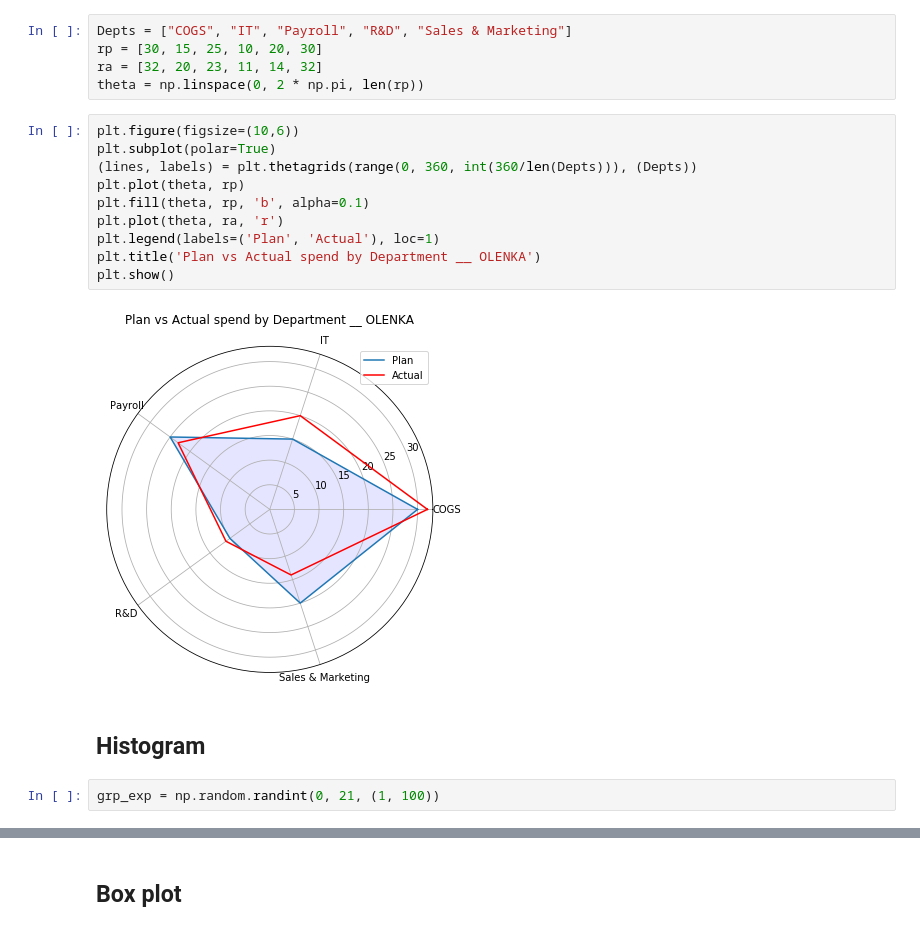
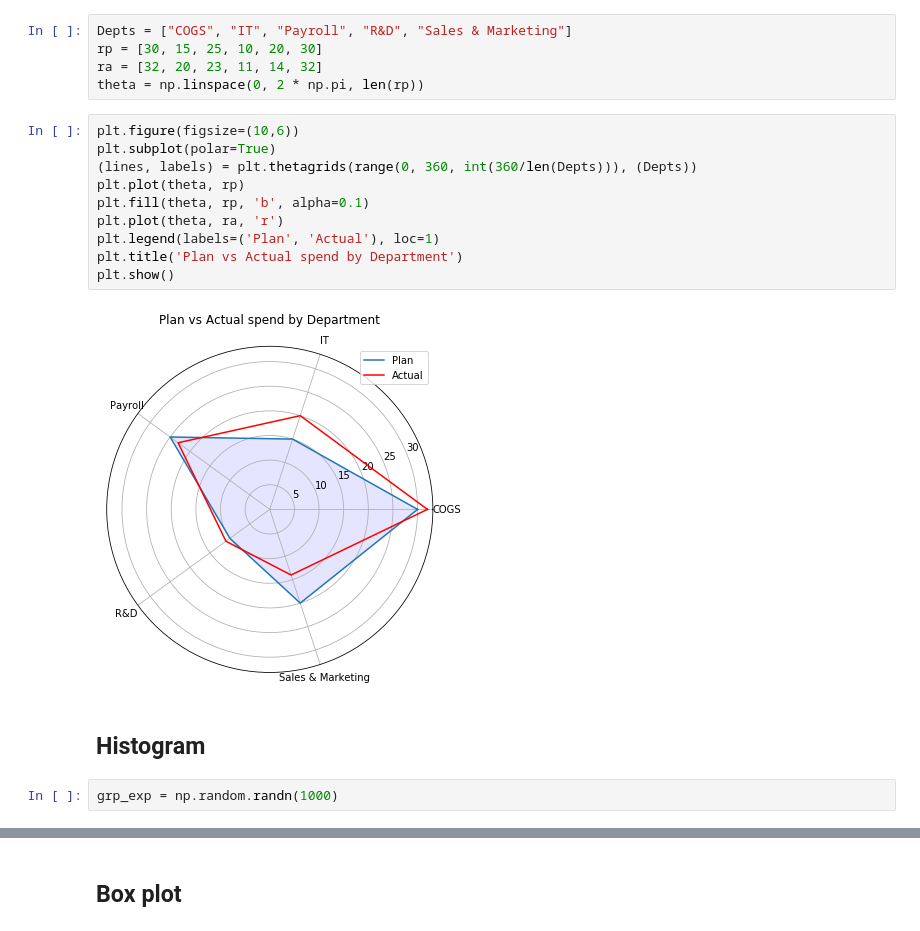
Before and after one commit to allaccountstaken/matplotlib, a Jupyter notebook: basic_plots.ipynb, the cells around one changed output, grey strips where cells are left out. Cells and saved outputs as stored; diff of their text form.

Commit message:
rand vs randn from numpy to build hist and boxplots

```diff
--- a/basic_plots.ipynb
+++ b/basic_plots.ipynb
@@ -207,19 +207,19 @@ theta = np.linspace(0, 2 * np.pi, len(rp))
 # %%
 plt.figure(figsize=(10,6))
 plt.subplot(polar=True)
 (lines, labels) = plt.thetagrids(range(0, 360, int(360/len(Depts))), (Depts))
 plt.plot(theta, rp)
 plt.fill(theta, rp, 'b', alpha=0.1)
 plt.plot(theta, ra, 'r')
 plt.legend(labels=('Plan', 'Actual'), loc=1)
-plt.title('Plan vs Actual spend by Department __ OLENKA')
+plt.title('Plan vs Actual spend by Department')
 plt.show()
 # %% [output]
-[figure, old version]
+[figure, new version]
 # %% [markdown]
 ## Histogram
 # %%
-grp_exp = np.random.randint(0, 21, (1, 100))
+grp_exp = np.random.randn(1000)
 # %%
 nbins = 21
 n, bins, patches = plt.hist(grp_exp, bins=nbins)
```
Also changed, not shown: parts of 3 cells of this notebook.
